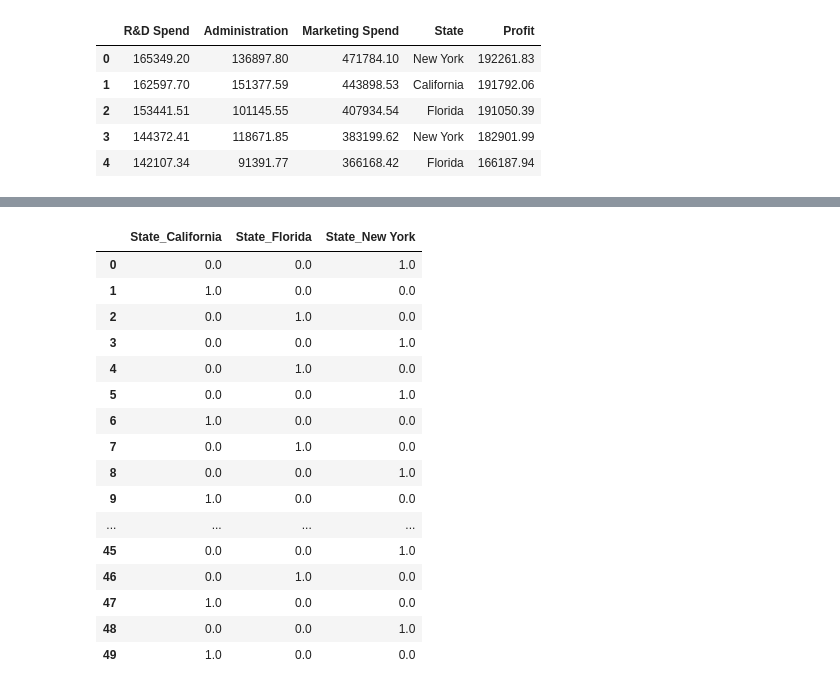
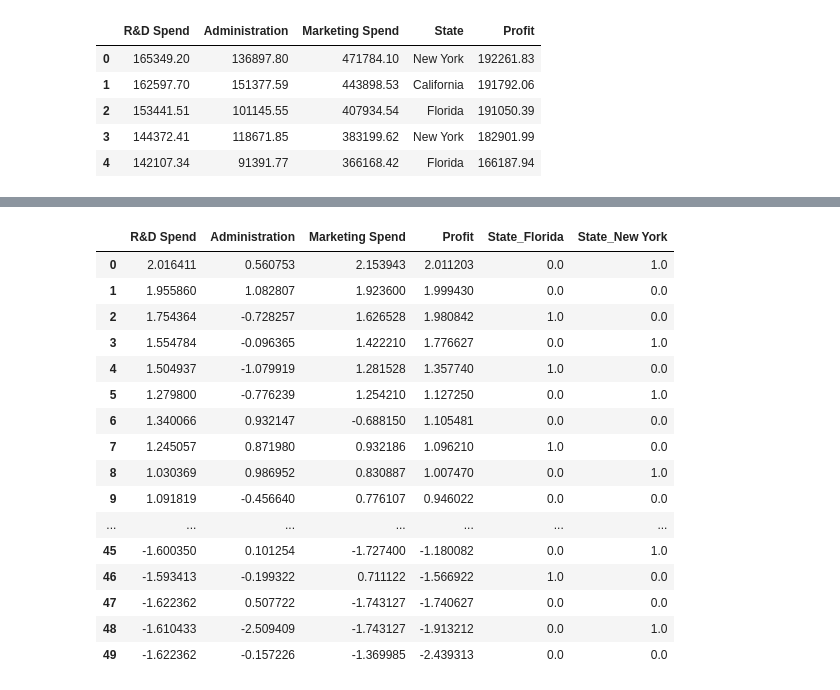
Before and after one commit to Sameerverma32/Ml-Rv, a Jupyter notebook: MultipleLinear.ipynb, the cells around one changed output, grey strips where cells are left out. Cells and saved outputs as stored; diff of their text form; code cells hidden in the pictures.

```diff
--- a/MultipleLinear.ipynb
+++ b/MultipleLinear.ipynb
@@ -34,0 +25,7 @@ sns.regplot(x='Marketing Spend', y='Profit', data=df)
+# %%
+from sklearn.preprocessing import OneHotEncoder
+cat_cols  = ['State']
+ohe = OneHotEncoder(drop='first')
+X_encoded = ohe.fit_transform(df[cat_cols]).toarray()
+X_encoded_df = pd.DataFrame(X_encoded, columns=ohe.get_feature_names_out(cat_cols))
+X_encoded_df
@@ -35 +71,25 @@ sns.regplot(x='Marketing Spend', y='Profit', data=df)
+# %%
+from sklearn.preprocessing import StandardScaler
+num_cols = df.select_dtypes(include=['int64', 'float64']).columns
+scaler = StandardScaler()
+clean_df[num_cols] = scaler.fit_transform(clean_df[num_cols])
+clean_df
+# %% [output]
+|  | R&D Spend | Administration | Marketing Spend | Profit | State_Florida | State_New York |
+| 0 | 2.016411 | 0.560753 | 2.153943 | 2.011203 | 0.0 | 1.0 |
+| 1 | 1.955860 | 1.082807 | 1.923600 | 1.999430 | 0.0 | 0.0 |
+| 2 | 1.754364 | -0.728257 | 1.626528 | 1.980842 | 1.0 | 0.0 |
+| 3 | 1.554784 | -0.096365 | 1.422210 | 1.776627 | 0.0 | 1.0 |
+| 4 | 1.504937 | -1.079919 | 1.281528 | 1.357740 | 1.0 | 0.0 |
+| 5 | 1.279800 | -0.776239 | 1.254210 | 1.127250 | 0.0 | 1.0 |
+| 6 | 1.340066 | 0.932147 | -0.688150 | 1.105481 | 0.0 | 0.0 |
+| 7 | 1.245057 | 0.871980 | 0.932186 | 1.096210 | 1.0 | 0.0 |
+| 8 | 1.030369 | 0.986952 | 0.830887 | 1.007470 | 0.0 | 1.0 |
+| 9 | 1.091819 | -0.456640 | 0.776107 | 0.946022 | 0.0 | 0.0 |
+| ... | ... | ... | ... | ... | ... | ... |
+| 45 | -1.600350 | 0.101254 | -1.727400 | -1.180082 | 0.0 | 1.0 |
+| 46 | -1.593413 | -0.199322 | 0.711122 | -1.566922 | 1.0 | 0.0 |
+| 47 | -1.622362 | 0.507722 | -1.743127 | -1.740627 | 0.0 | 0.0 |
+| 48 | -1.610433 | -2.509409 | -1.743127 | -1.913212 | 0.0 | 1.0 |
+| 49 | -1.622362 | -0.157226 | -1.369985 | -2.439313 | 0.0 | 0.0 |
 # %%
@@ -45,25 +99,0 @@ X_encoded_df = pd.DataFrame(X_encoded, columns=ohe.get_feature_names_out(cat_col
-# %%
-from sklearn.preprocessing import StandardScaler
-num_cols = df.select_dtypes(include=['float64', 'int64']).columns
-scaler = StandardScaler()
-X_scaled = scaler.fit_transform(df[num_cols])
-X_scaled_df = pd.DataFrame(X_scaled, columns=num_cols)
-X_encoded_df
-# %% [output]
-|  | State_California | State_Florida | State_New York |
-| 0 | 0.0 | 0.0 | 1.0 |
-| 1 | 1.0 | 0.0 | 0.0 |
-| 2 | 0.0 | 1.0 | 0.0 |
-| 3 | 0.0 | 0.0 | 1.0 |
-| 4 | 0.0 | 1.0 | 0.0 |
-| 5 | 0.0 | 0.0 | 1.0 |
-| 6 | 1.0 | 0.0 | 0.0 |
-| 7 | 0.0 | 1.0 | 0.0 |
-| 8 | 0.0 | 0.0 | 1.0 |
-| 9 | 1.0 | 0.0 | 0.0 |
-| ... | ... | ... | ... |
-| 45 | 0.0 | 0.0 | 1.0 |
-| 46 | 0.0 | 1.0 | 0.0 |
-| 47 | 1.0 | 0.0 | 0.0 |
-| 48 | 0.0 | 0.0 | 1.0 |
-| 49 | 1.0 | 0.0 | 0.0 |
```
Also changed, not shown: parts of 15 cells of this notebook, 1 other file.
